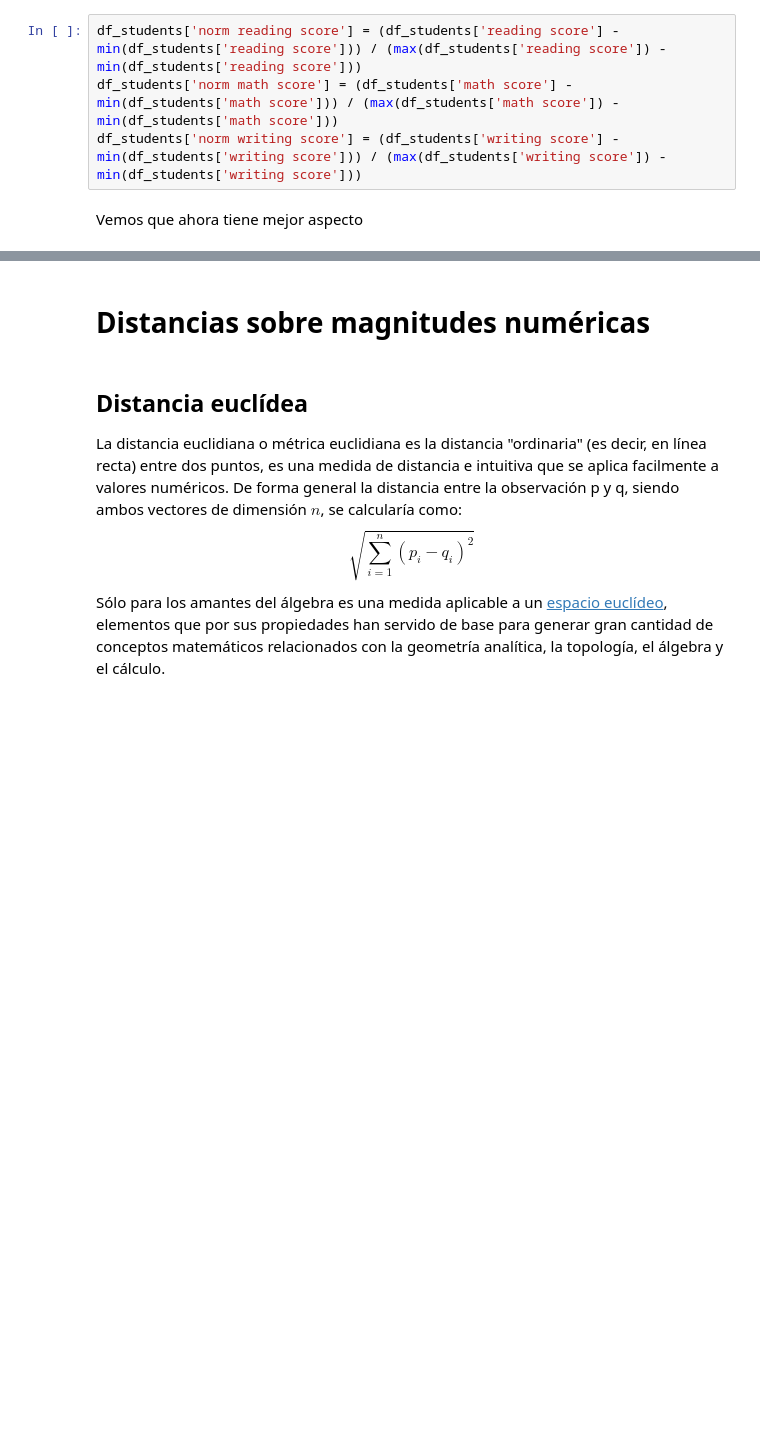
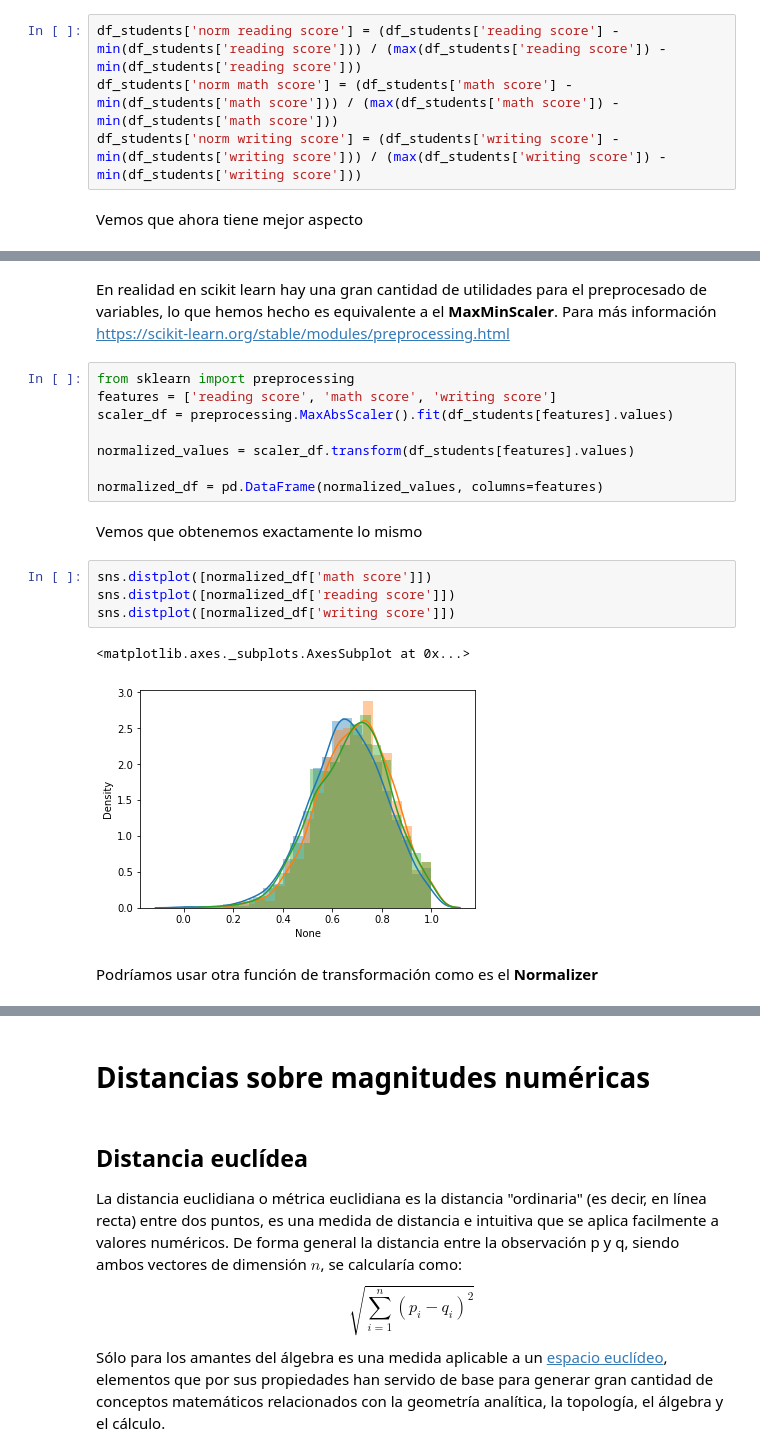
Before and after one commit to davidreyblanco/ml-training, a Jupyter notebook: distances/Distancias y medidas de proximidad.ipynb, the cells around one changed output, grey strips where cells are left out. Cells and saved outputs as stored; diff of their text form; blank space fills up the shorter version.

```diff
--- a/distances/Distancias y medidas de proximidad.ipynb
+++ b/distances/Distancias y medidas de proximidad.ipynb
@@ -168,0 +171,21 @@ sns.distplot([df_students['norm writing score']])
+# %% [markdown]
+En realidad en scikit learn hay una gran cantidad de utilidades para el preprocesado de variables, lo que hemos hecho es equivalente a el **MaxMinScaler**. Para más información https://scikit-learn.org/stable/modules/preprocessing.html
+# %%
+from sklearn import preprocessing
+features = ['reading score', 'math score', 'writing score']
+scaler_df = preprocessing.MaxAbsScaler().fit(df_students[features].values)
+
+normalized_values = scaler_df.transform(df_students[features].values)
+
+normalized_df = pd.DataFrame(normalized_values, columns=features)
+# %% [markdown]
+Vemos que obtenemos exactamente lo mismo
+# %%
+sns.distplot([normalized_df['math score']])
+sns.distplot([normalized_df['reading score']])
+sns.distplot([normalized_df['writing score']])
+# %% [output]
+<matplotlib.axes._subplots.AxesSubplot at 0x...>
+[figure, added]
+# %% [markdown]
+Podríamos usar otra función de transformación como es el **Normalizer**
```
Also changed, not shown: parts of 9 cells of this notebook, 3 other files.
